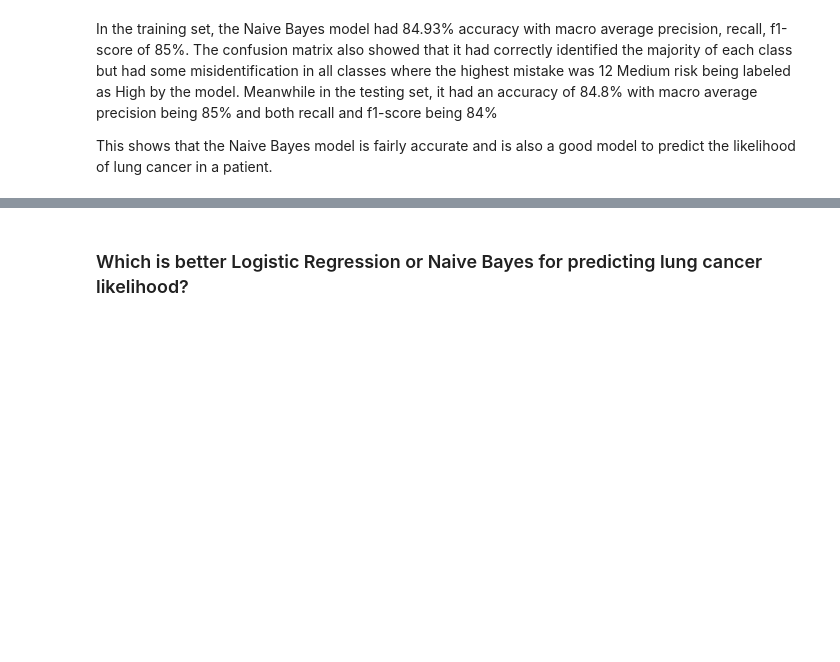
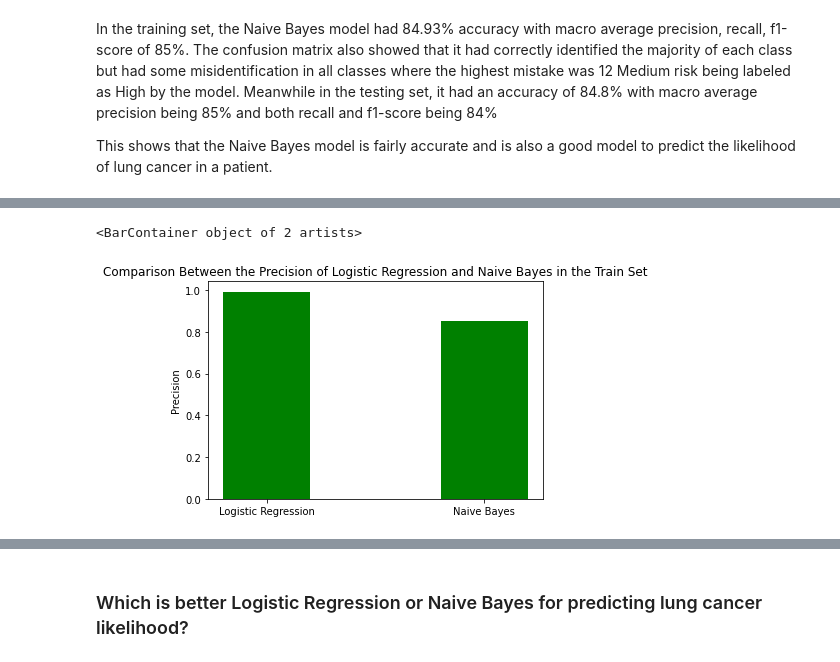
Before and after one commit to Aren-Deza/GroupL-MP197, a Jupyter notebook: Lung Cancer Prediction.ipynb, the cells around one changed output, grey strips where cells are left out. Drawn from its saved outputs; the diff is of its cells as text; code cells hidden in the pictures; blank space fills up the shorter version.

```diff
--- a/Lung Cancer Prediction.ipynb
+++ b/Lung Cancer Prediction.ipynb
@@ -232,0 +235,20 @@ plt.show()
+# %%
+report_train_log = classification_report(y_train, log_y_train_pred, labels=log_reg.classes_, output_dict=True)
+macro_precision_train_log = report_train_log['macro avg']['precision']
+macro_recall_train_log = report_train_log['macro avg']['recall']
+macro_f1_train_log = report_train_log['macro avg']['f1-score']
+
+report_train_gnb = classification_report(y_train, gnb_y_train_pred, labels=gnb.classes_, output_dict=True)
+macro_precision_train_gnb = report_train_gnb['macro avg']['precision']
+macro_recall_train_gnb = report_train_gnb['macro avg']['recall']
+macro_f1_train_gnb = report_train_gnb['macro avg']['f1-score']
+
+report_test_log = classification_report(y_test, log_y_test_pred, labels=log_reg.classes_, output_dict=True)
+macro_precision_test_log = report_test_log['macro avg']['precision']
+macro_recall_test_log = report_test_log['macro avg']['recall']
+macro_f1_test_log = report_test_log['macro avg']['f1-score']
+
+report_test_gnb = classification_report(y_test, gnb_y_test_pred, labels=gnb.classes_, output_dict=True)
+macro_precision_test_gnb = report_test_gnb['macro avg']['precision']
+macro_recall_test_gnb = report_test_gnb['macro avg']['recall']
+macro_f1_test_gnb = report_test_gnb['macro avg']['f1-score']
@@ -232,0 +267,10 @@ plt.show()
+# %%
+data2 = {'Logistic Regression':macro_precision_train_log, 'Naive Bayes':macro_precision_train_gnb}
+ml_algo2 = list(data2.keys())
+precision_train = list(data2.values())
+plt.title('Comparison Between the Precision of Logistic Regression and Naive Bayes in the Train Set')
+plt.ylabel('Precision')
+plt.bar(ml_algo2, precision_train, color = 'green', width = 0.4)
+# %% [output]
+<BarContainer object of 2 artists>
+[figure, added]
```
Also changed, not shown: parts of 10 cells of this notebook.
